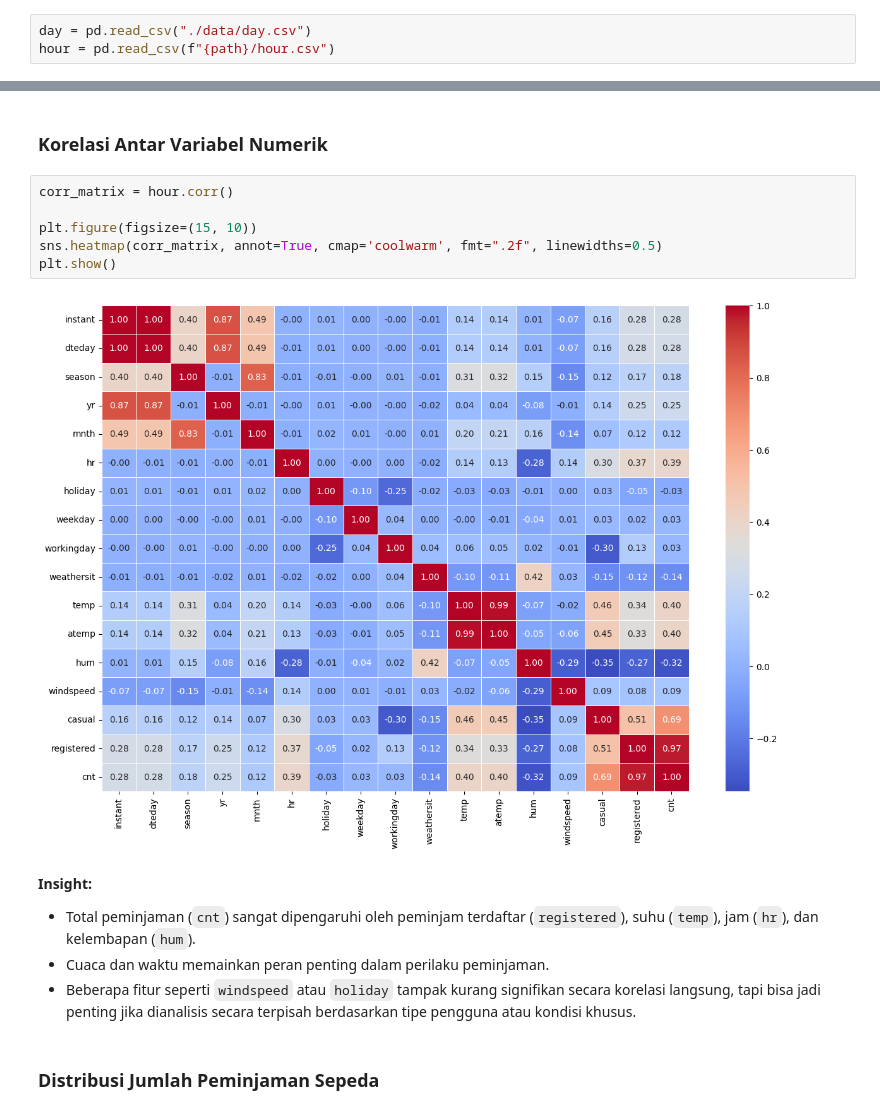
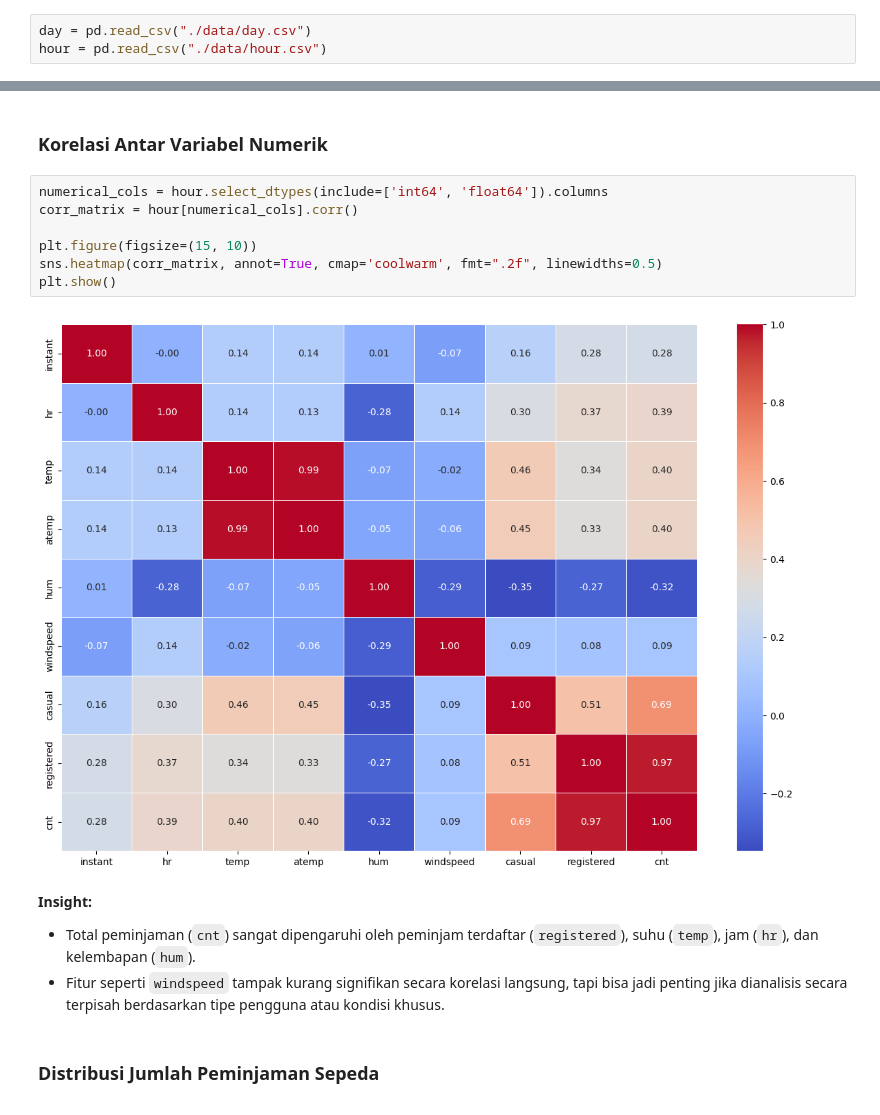
Before and after one commit to alandhar/dashbaord-bike_sharing, a Jupyter notebook: notebook.ipynb, the cells around one changed output, grey strips where cells are left out. Cells and saved outputs as stored; diff of their text form.

```diff
--- a/notebook.ipynb
+++ b/notebook.ipynb
@@ -21,7 +21,7 @@ import seaborn as sns
 ### Gathering Data
 # %%
 day = pd.read_csv("./data/day.csv")
-hour = pd.read_csv(f"{path}/hour.csv")
+hour = pd.read_csv("./data/hour.csv")
 # %%
 day.head()
 # %% [output]
@@ -187,18 +210,18 @@ hour["dteday"]: datetime64[ns]
 # %% [markdown]
 ### Korelasi Antar Variabel Numerik
 # %%
-corr_matrix = hour.corr()
+numerical_cols = hour.select_dtypes(include=['int64', 'float64']).columns
+corr_matrix = hour[numerical_cols].corr()
 
 plt.figure(figsize=(15, 10))
 sns.heatmap(corr_matrix, annot=True, cmap='coolwarm', fmt=".2f", linewidths=0.5)
 plt.show()
 # %% [output]
-[figure, old version]
+[figure, new version]
 # %% [markdown]
 **Insight:**
 - Total peminjaman (`cnt`) sangat dipengaruhi oleh peminjam terdaftar (`registered`), suhu (`temp`), jam (`hr`), dan kelembapan (`hum`).
-- Cuaca dan waktu memainkan peran penting dalam perilaku peminjaman.
-- Beberapa fitur seperti `windspeed` atau `holiday` tampak kurang signifikan secara korelasi langsung, tapi bisa jadi penting jika dianalisis secara terpisah berdasarkan tipe pengguna atau kondisi khusus.
+- Fitur seperti `windspeed` tampak kurang signifikan secara korelasi langsung, tapi bisa jadi penting jika dianalisis secara terpisah berdasarkan tipe pengguna atau kondisi khusus.
 # %% [markdown]
 ### Distribusi Jumlah Peminjaman Sepeda
 # %%
```
Also changed, not shown: parts of 17 cells of this notebook, 1 other file.
